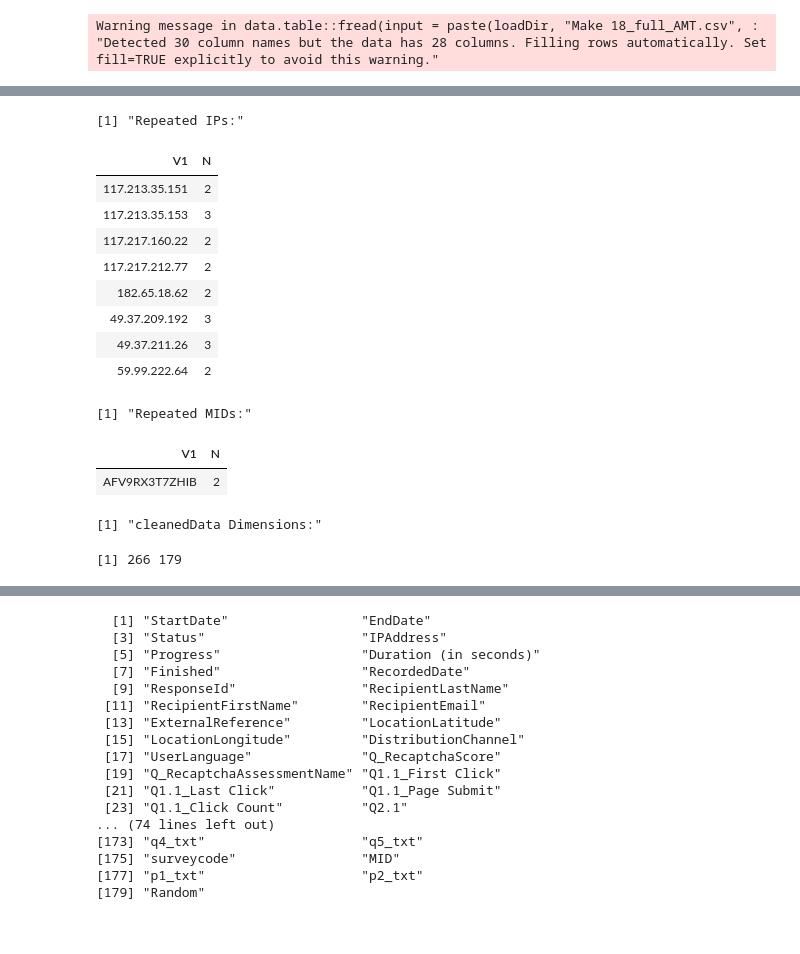
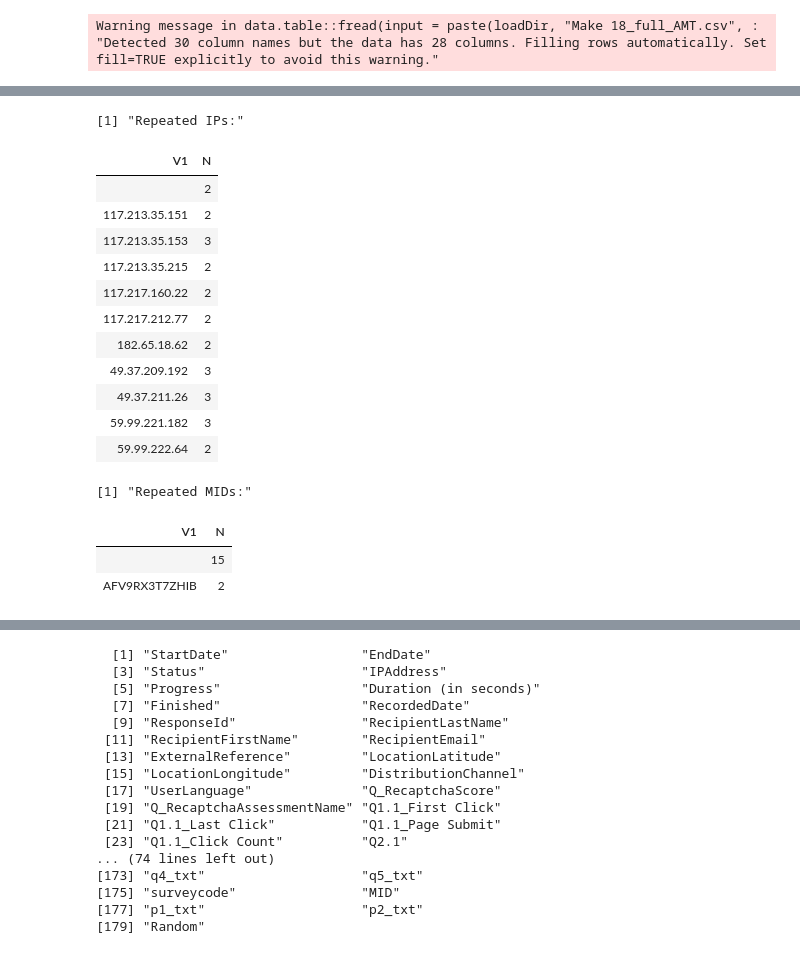
Before and after one commit to zhum01/W241-Make-18-Experiment, a Jupyter notebook: W241_Final_Project_EDA.ipynb, the cells around one changed output, grey strips where cells are left out. Drawn from its saved outputs; the diff is of its cells as text; code cells hidden in the pictures.

```diff
--- a/Jupyter_W241_Final_Project_Analysis.ipynb
+++ b/W241_Final_Project_EDA.ipynb
@@ -26,43 +22,32 @@ head(rawData)
 | 2021-07-09 22:39:36 | 2021-07-09 22:53:16 | IP Address | 157.51.62.60 | 100 | 820 | True | 2021-07-09 22:53:17 | R_2e4IILDq5qEipzH | ... |
 | 2021-07-09 22:38:07 | 2021-07-09 22:54:39 | IP Address | 201.47.22.214 | 100 | 992 | True | 2021-07-09 22:54:40 | R_2U5fS9EqxPKlcze | ... |
 | 2021-07-09 22:54:07 | 2021-07-09 23:00:33 | IP Address | 192.154.206.9 | 100 | 385 | True | 2021-07-09 23:00:34 | R_1k0TzyF95z6apGi | ... |
-# %%
-# basic removals
-
-cleanedData = rawData[-(1:dataStartRow), ] # remove all data from previous pilot runs
-cleanedData = cleanedData[MID %in% amtIDs[, WorkerId], ] # keep only entries with AMT worker IDs that match those on Amazon interface
-
-# print repeated IPs and MIDs
-print('Repeated IPs:')
-data.table(table(c(cleanedData[, IPAddress], 000)))[N>1, ]
-print('Repeated MIDs:')
-data.table(table(c(cleanedData[, MID], 000)))[N>1, ]
-
-# remove repeated IPs and MIDs
-repeatedIPs = data.table(table(c(cleanedData[, IPAddress], 000)))[N>1, V1]
-repeatedMIDs = data.table(table(c(cleanedData[, MID], 000)))[N>1, V1]
-
-cleanedData = cleanedData[!(MID %in% repeatedMIDs), ] # remove all data from MechTurk IDs that appear more than once
-cleanedData = cleanedData[!(IPAddress %in% repeatedIPs), ] # remove all data from IP addresses that appear more than once
-
-'cleanedData Dimensions:'
-dim(cleanedData)
-# %% [output]
-[1] "Repeated IPs:"
-| V1 | N |
-| 117.213.35.151 | 2 |
-| 117.213.35.153 | 3 |
-| 117.217.160.22 | 2 |
-| 117.217.212.77 | 2 |
-| 182.65.18.62 | 2 |
-| 49.37.209.192 | 3 |
-| 49.37.211.26 | 3 |
-| 59.99.222.64 | 2 |
-[1] "Repeated MIDs:"
-| V1 | N |
-| AFV9RX3T7ZHIB | 2 |
-[1] "cleanedData Dimensions:"
-[1] 266 179
+# %%
+# detect repeated IPs and MIDs
+
+print('Repeated IPs:')
+data.table(table(c(rawData[-(1:dataStartRow), IPAddress], 000)))[N>1, ]
+
+print('Repeated MIDs:')
+data.table(table(c(rawData[-(1:dataStartRow), MID], 000)))[N>1, ]
+# %% [output]
+[1] "Repeated IPs:"
+| V1 | N |
+|  | 2 |
+| 117.213.35.151 | 2 |
+| 117.213.35.153 | 3 |
+| 117.213.35.215 | 2 |
+| 117.217.160.22 | 2 |
+| 117.217.212.77 | 2 |
+| 182.65.18.62 | 2 |
+| 49.37.209.192 | 3 |
+| 49.37.211.26 | 3 |
+| 59.99.221.182 | 3 |
+| 59.99.222.64 | 2 |
+[1] "Repeated MIDs:"
+| V1 | N |
+|  | 15 |
+| AFV9RX3T7ZHIB | 2 |
 # %%
 # check if any subjects did not finish the survey
 
```
Also changed, not shown: parts of 20 cells of this notebook, 3 other files.
